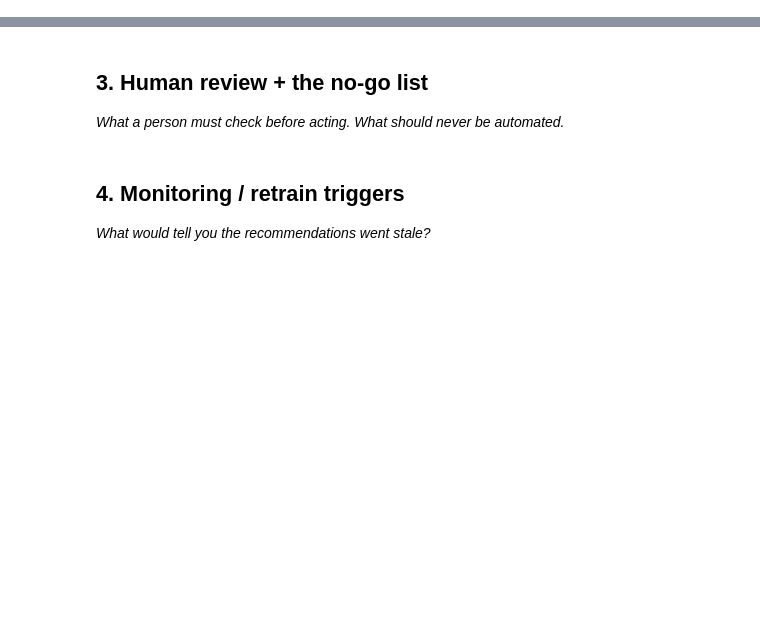
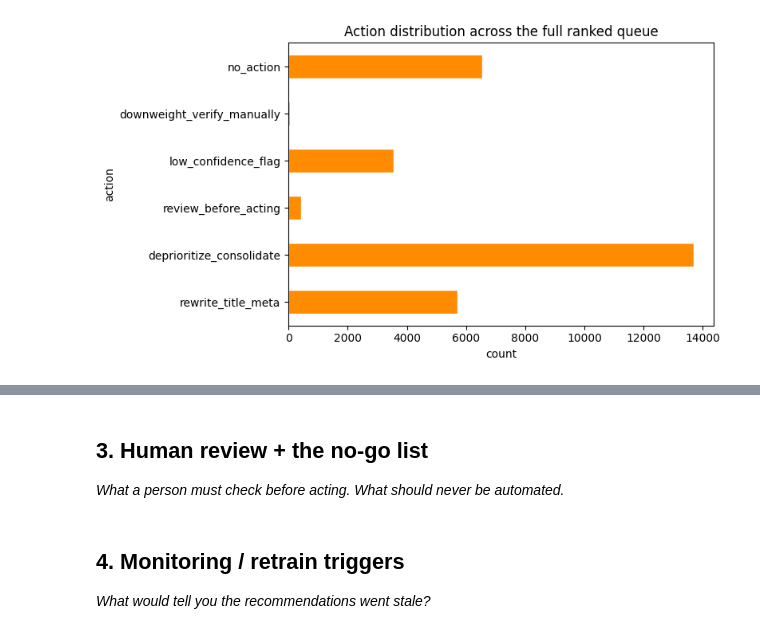
Before and after one commit to whozahm3d/flyrank-ml-internship, a Jupyter notebook: work/notebooks/w07_action_playbook.ipynb, the cells around one changed output, grey strips where cells are left out. Drawn from its saved outputs; the diff is of its cells as text; code cells hidden in the pictures; blank space fills up the shorter version.

```diff
--- a/work/notebooks/w07_action_playbook.ipynb
+++ b/work/notebooks/w07_action_playbook.ipynb
@@ -19,0 +157,3 @@ This skeleton is yours to fill. Work the sections **in order** — each one has
+# %%
+y_full = (df["trend_direction"] == "down").astype(int)
+X_full = build_feature_frame(df)
@@ -19,0 +184,21 @@ This skeleton is yours to fill. Work the sections **in order** — each one has
+# %%
+def assign_archetype(row):
+    if row["in_top_k"] and row["client_id"] == WEAK_CLIENT:
+        return "weak_client_flag", "downweight_verify_manually", "low"
+    if row["in_top_k"] and row["avg_position"] == 0:
+        return "no_position_data", "hold_for_manual_check", "low"
+    if row["in_top_k"] and pd.isna(row["provider_used"]):
+        return "missing_provider_flag", "low_confidence_flag", "low"
+    if row["reason_code"] == "CTR_GAP_MIDPOS":
+        return "ctr_gap_midposition", "rewrite_title_meta", "high"
+    if row["reason_code"] == "LOW_VOLUME":
+        return "low_demand_page", "deprioritize_consolidate", "medium"
+    if row["in_top_k"]:
+        return "rf_flagged_no_baseline_signal", "review_before_acting", "medium"
+    return "no_flag", "no_action", "n/a"
+# %%
+archetype_results = df_ranked.apply(assign_archetype, axis=1, result_type="expand")
+archetype_results.columns = ["archetype", "action", "confidence"]
+df_ranked = pd.concat([df_ranked, archetype_results], axis=1)
+# %%
+queue = df_ranked[["content_id", "rank", "rf_proba", "reason_code", "archetype", "action", "confidence"]]
@@ -19,0 +310,21 @@ This skeleton is yours to fill. Work the sections **in order** — each one has
+# %%
+# --- Visualizations ---
+import matplotlib.pyplot as plt
+import os
+
+os.makedirs("work/outputs", exist_ok=True)
+
+# Viz 1: action distribution
+fig, ax = plt.subplots(figsize=(8, 4.5))
+action_order = ["rewrite_title_meta", "deprioritize_consolidate", "review_before_acting",
+                 "low_confidence_flag", "downweight_verify_manually", "no_action"]
+queue["action"].value_counts().reindex(action_order).plot(
+    kind="barh", ax=ax, color="darkorange", edgecolor="white"
+)
+ax.set_xlabel("count")
+ax.set_title("Action distribution across the full ranked queue")
+plt.tight_layout()
+plt.savefig("work/outputs/w07_action_distribution.png", dpi=150)
+plt.show()
+# %% [output]
+[figure, added]
```
Also changed, not shown: parts of 35 cells of this notebook.
